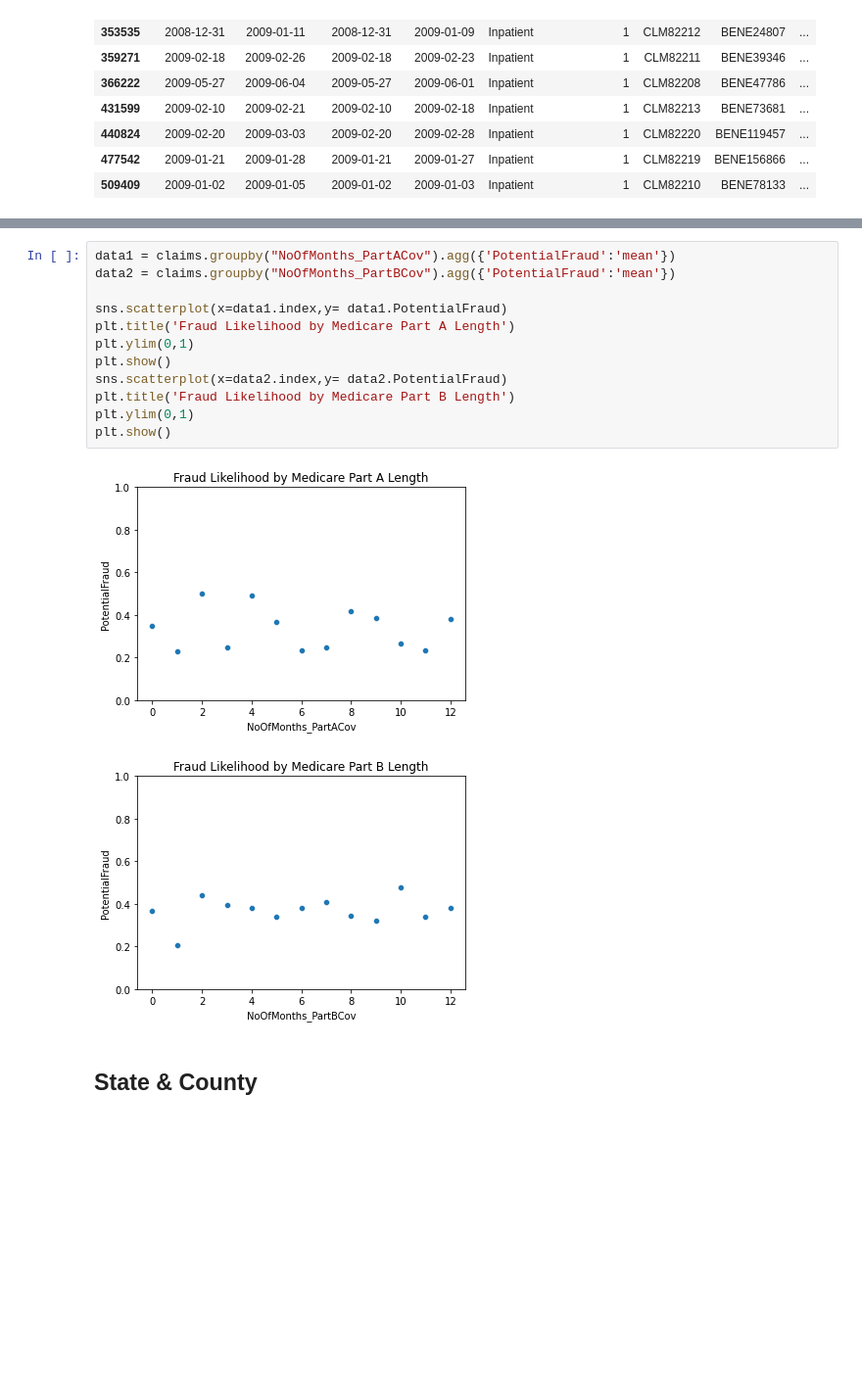
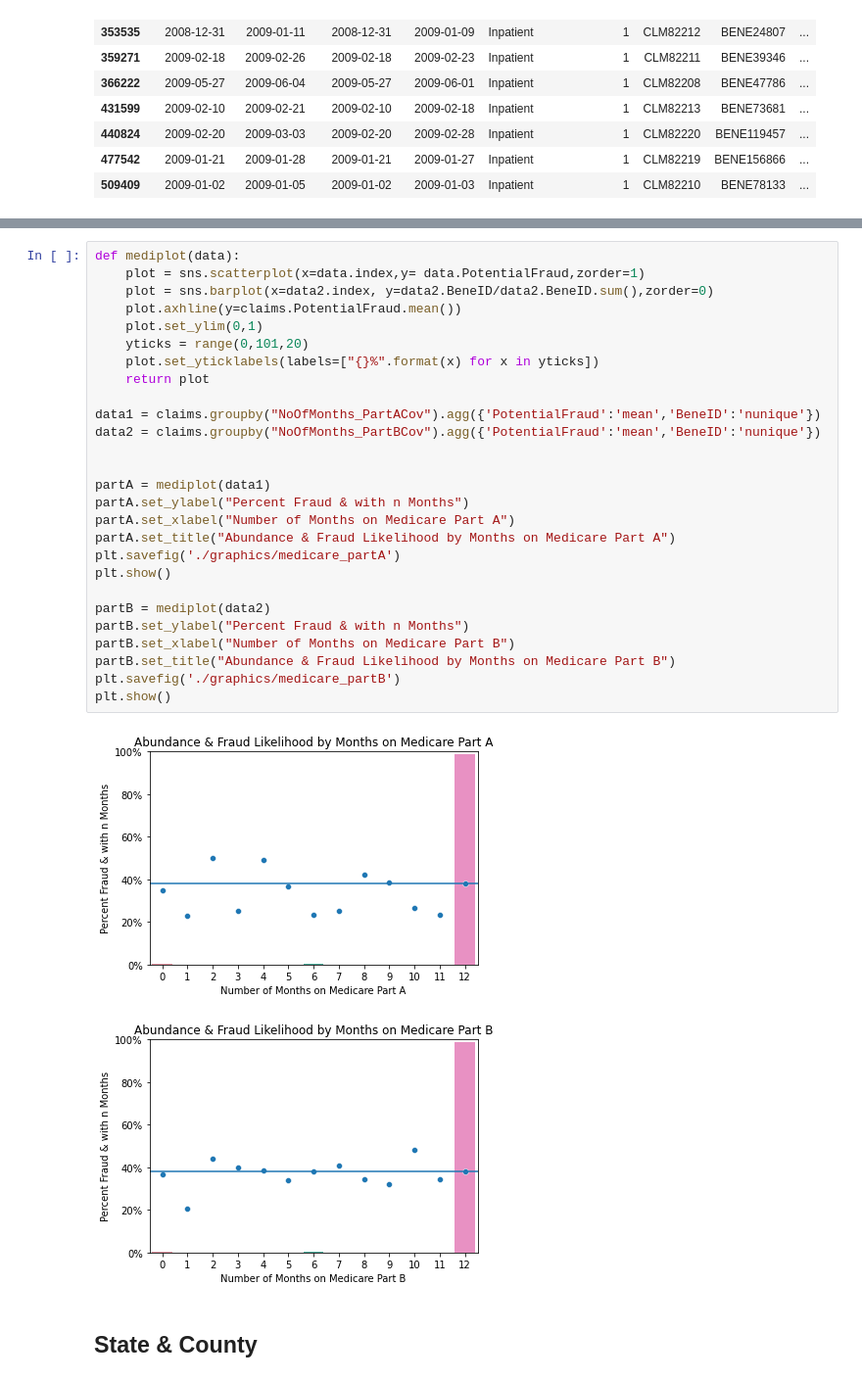
Before and after one commit to jwelch1123/healthcare_fraud_detection, a Jupyter notebook: healthcare_fraud.ipynb, the cells around one changed output, grey strips where cells are left out. Shown at 98% size. Drawn from its saved outputs; the diff is of its cells as text; blank space fills up the shorter version.

```diff
--- a/healthcare_fraud.ipynb
+++ b/healthcare_fraud.ipynb
@@ -1083,18 +1116,33 @@ There does not seem to be any significant signal in the length of medicare parti
 # %%
-data1 = claims.groupby("NoOfMonths_PartACov").agg({'PotentialFraud':'mean'})
-data2 = claims.groupby("NoOfMonths_PartBCov").agg({'PotentialFraud':'mean'})
+def mediplot(data):
+    plot = sns.scatterplot(x=data.index,y= data.PotentialFraud,zorder=1)
+    plot = sns.barplot(x=data2.index, y=data2.BeneID/data2.BeneID.sum(),zorder=0)
+    plot.axhline(y=claims.PotentialFraud.mean())
+    plot.set_ylim(0,1)
+    yticks = range(0,101,20)
+    plot.set_yticklabels(labels=["{}%".format(x) for x in yticks])
+    return plot
 
-sns.scatterplot(x=data1.index,y= data1.PotentialFraud)
-plt.title('Fraud Likelihood by Medicare Part A Length')
-plt.ylim(0,1)
+data1 = claims.groupby("NoOfMonths_PartACov").agg({'PotentialFraud':'mean','BeneID':'nunique'})
+data2 = claims.groupby("NoOfMonths_PartBCov").agg({'PotentialFraud':'mean','BeneID':'nunique'})
+
+
+partA = mediplot(data1)
+partA.set_ylabel("Percent Fraud & with n Months")
+partA.set_xlabel("Number of Months on Medicare Part A")
+partA.set_title("Abundance & Fraud Likelihood by Months on Medicare Part A")
+plt.savefig('./graphics/medicare_partA')
 plt.show()
-sns.scatterplot(x=data2.index,y= data2.PotentialFraud)
-plt.title('Fraud Likelihood by Medicare Part B Length')
-plt.ylim(0,1)
+
+partB = mediplot(data2)
+partB.set_ylabel("Percent Fraud & with n Months")
+partB.set_xlabel("Number of Months on Medicare Part B")
+partB.set_title("Abundance & Fraud Likelihood by Months on Medicare Part B")
+plt.savefig('./graphics/medicare_partB')
 plt.show()
 # %% [output]
-[figure, old version]
+[figure, new version]
-[figure, old version]
+[figure, new version]
 # %% [markdown]
 ## State & County <a id='state'></a>
 # %%
```
Also changed, not shown: parts of 35 cells of this notebook, 5 other files.
